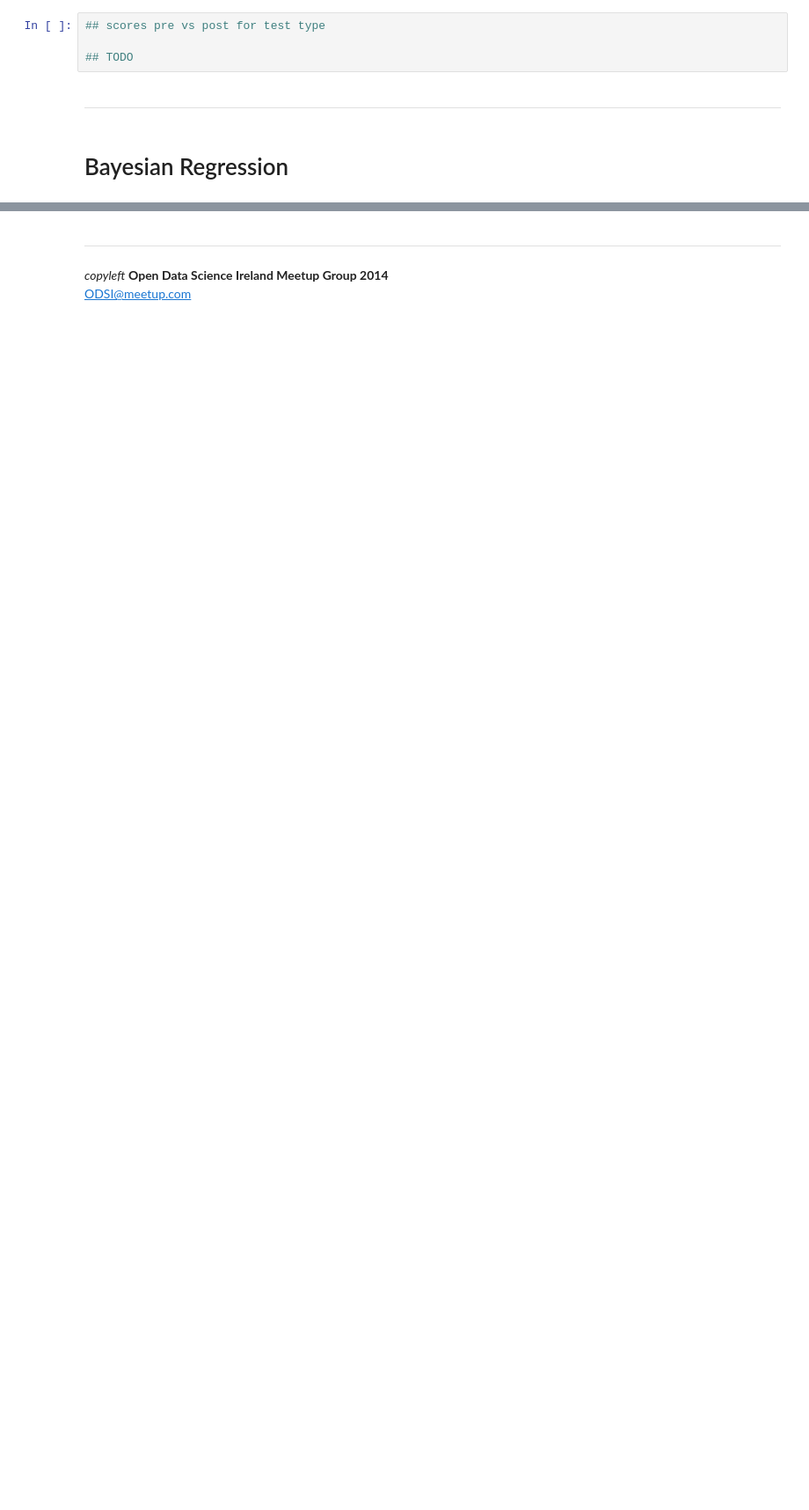
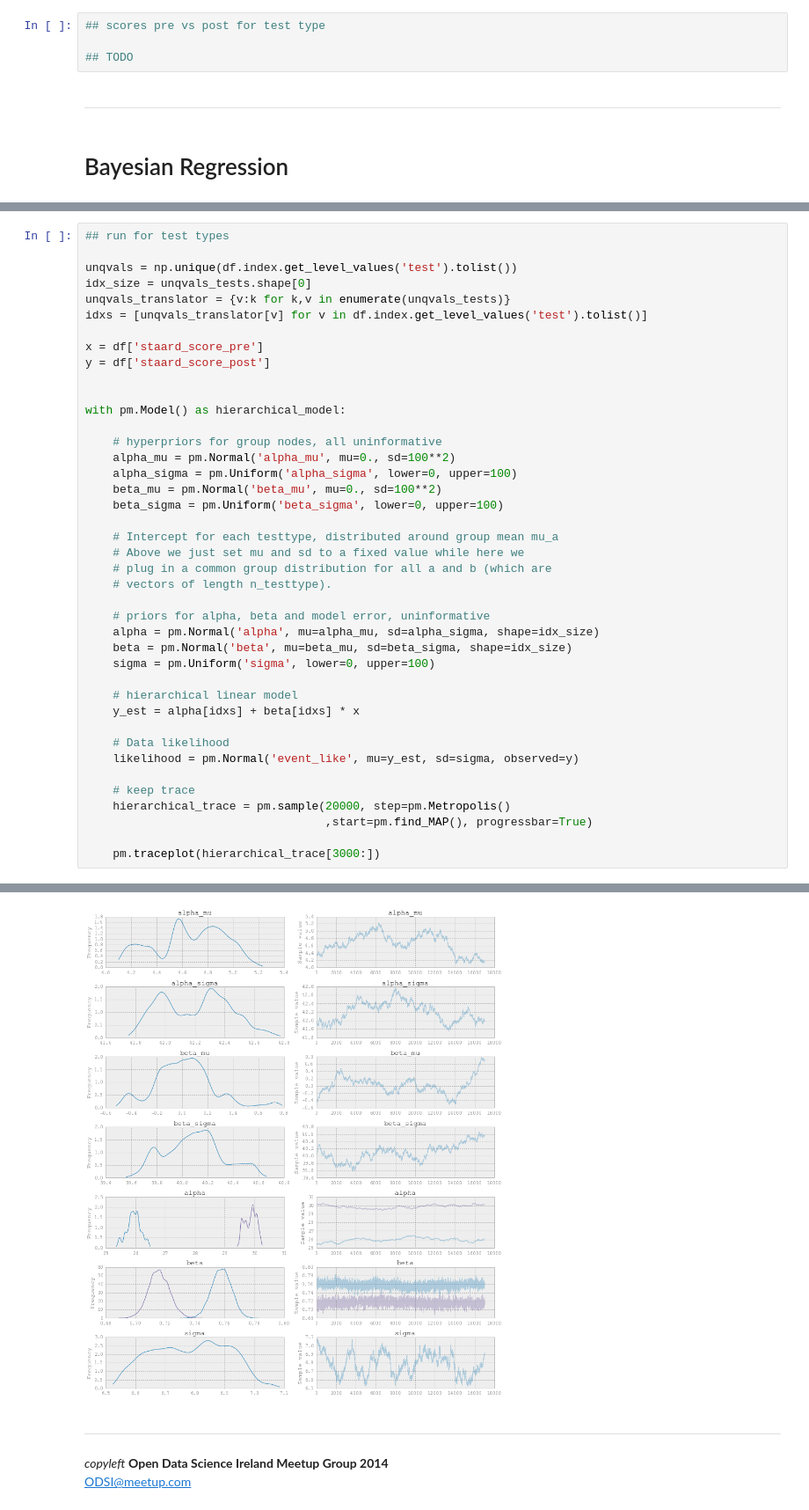
Before and after one commit to tcarnus/suas_literacy, a Jupyter notebook: 02_InitialExploration.ipynb, the cells around one changed output, grey strips where cells are left out. Shown at 88% size. Drawn from its saved outputs; the diff is of its cells as text; blank space fills up the shorter version.

```diff
--- a/02_InitialExploration.ipynb
+++ b/02_InitialExploration.ipynb
@@ -268,0 +249,42 @@ plt.show()
+# %%
+## run for test types
+
+unqvals = np.unique(df.index.get_level_values('test').tolist())
+idx_size = unqvals_tests.shape[0]
+unqvals_translator = {v:k for k,v in enumerate(unqvals_tests)}
+idxs = [unqvals_translator[v] for v in df.index.get_level_values('test').tolist()]
+
+x = df['staard_score_pre']
+y = df['staard_score_post']
+
+
+with pm.Model() as hierarchical_model:
+
+    # hyperpriors for group nodes, all uninformative
+    alpha_mu = pm.Normal('alpha_mu', mu=0., sd=100**2)
+    alpha_sigma = pm.Uniform('alpha_sigma', lower=0, upper=100)
+    beta_mu = pm.Normal('beta_mu', mu=0., sd=100**2)
+    beta_sigma = pm.Uniform('beta_sigma', lower=0, upper=100)
+
+    # Intercept for each testtype, distributed around group mean mu_a
+    # Above we just set mu and sd to a fixed value while here we
+    # plug in a common group distribution for all a and b (which are
+    # vectors of length n_testtype).
+
+    # priors for alpha, beta and model error, uninformative
+    alpha = pm.Normal('alpha', mu=alpha_mu, sd=alpha_sigma, shape=idx_size)
+    beta = pm.Normal('beta', mu=beta_mu, sd=beta_sigma, shape=idx_size)
+    sigma = pm.Uniform('sigma', lower=0, upper=100)
+
+    # hierarchical linear model
+    y_est = alpha[idxs] + beta[idxs] * x
+
+    # Data likelihood
+    likelihood = pm.Normal('event_like', mu=y_est, sd=sigma, observed=y)
+
+    # keep trace
+    hierarchical_trace = pm.sample(20000, step=pm.Metropolis()
+                                   ,start=pm.find_MAP(), progressbar=True)
+
+    pm.traceplot(hierarchical_trace[3000:])
+# %% [output]
@@ -269,3 +292,4 @@ plt.show()
+[figure, added]
 # %% [markdown]
 ---
 
```
Also changed, not shown: parts of 19 cells of this notebook, 1 other file.
